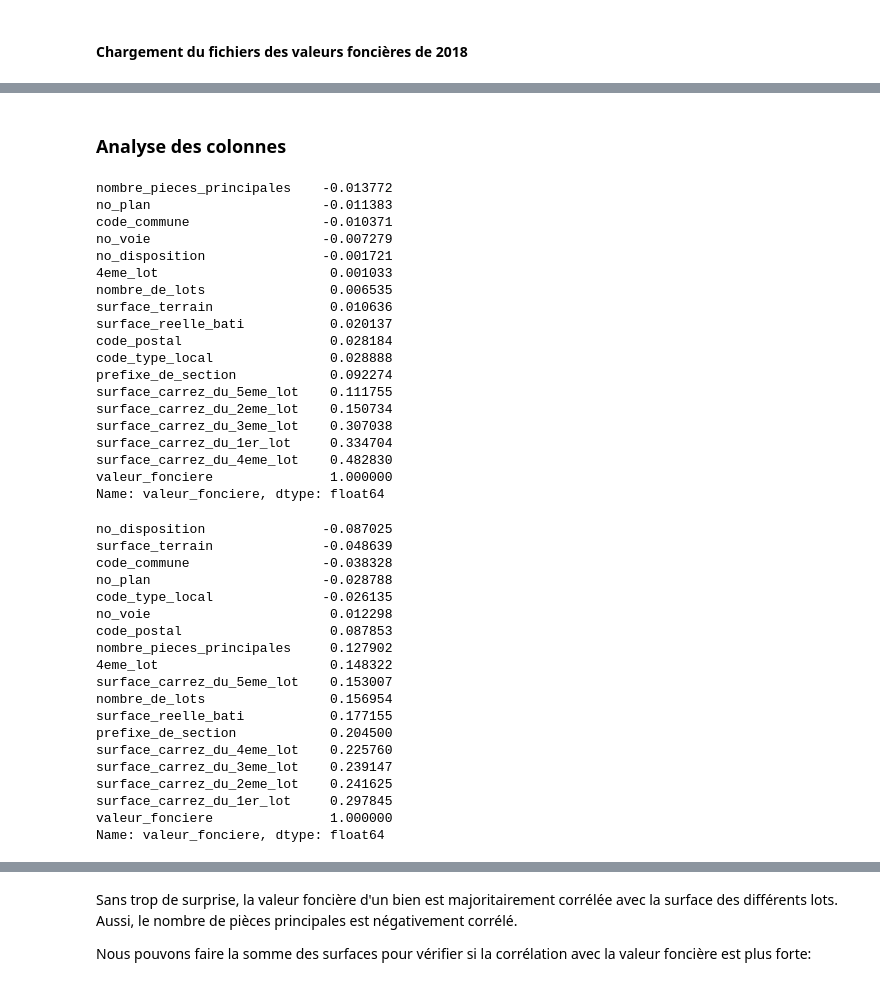
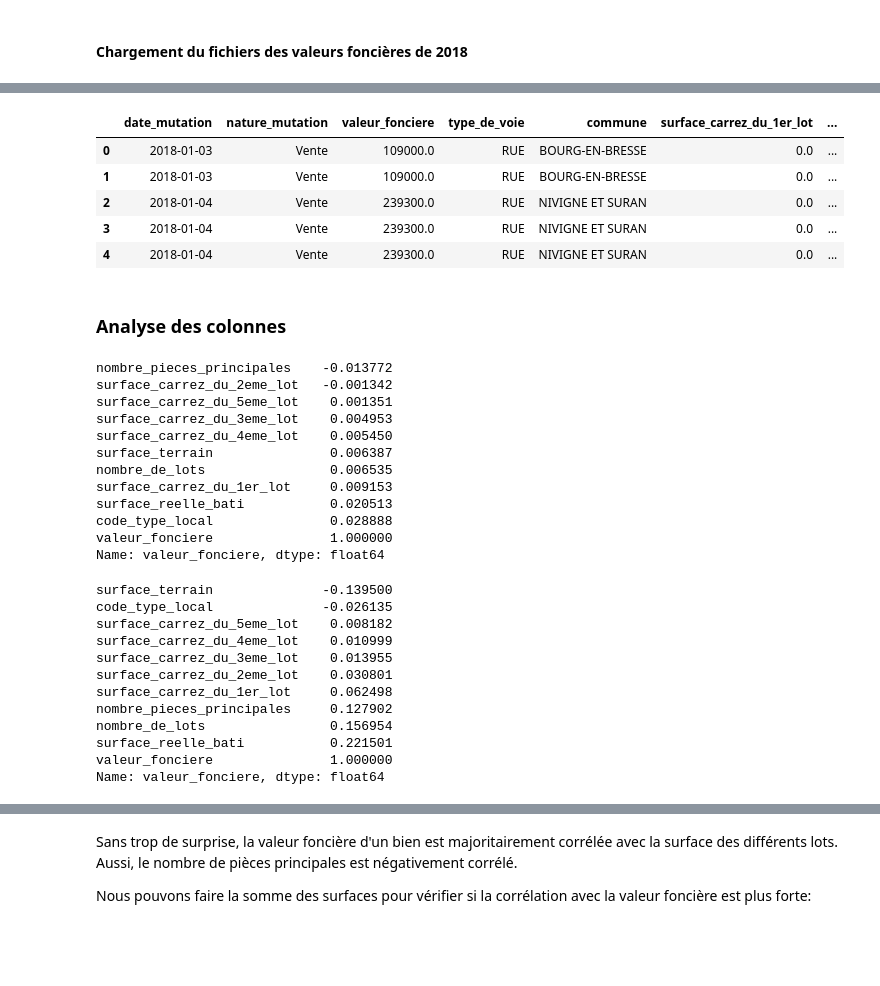
Before and after one commit to houseofai/french-realestate-price-prediction, a Jupyter notebook: 2. Valeurs Foncieres Francaise - EDA.ipynb, the cells around one changed output, grey strips where cells are left out. Drawn from its saved outputs; the diff is of its cells as text; code cells hidden in the pictures; blank space fills up the shorter version.

```diff
--- a/Valeurs Foncieres Francaise - EDA.ipynb
+++ b/2. Valeurs Foncieres Francaise - EDA.ipynb
@@ -15,4 +12,4 @@ import seaborn as sns
 #### Chargement du fichiers des valeurs foncières de 2018
 # %%
 dateparse = lambda x: pd.datetime.strptime(x, '%d/%m/%Y') # 03/01/2018
-df = pd.read_csv('valeursfoncieres-2018.txt', sep='|', decimal=",", parse_dates=['Date mutation'], date_parser=dateparse)
+df = pd.read_csv('valeursfoncieres-2018-clean-df.csv', parse_dates=['date_mutation'])
@@ -21,7 +15,0 @@ df = pd.read_csv('valeursfoncieres-2018.txt', sep='|', decimal=",", parse_dates=
-# %%
-import unidecode
-
-columns = {}
-for index, column_name in enumerate(df.columns):
-    columns[column_name] = unidecode.unidecode(column_name.replace(' ','_').replace('\'','_').lower())
-df.rename(columns=columns, inplace=True)
@@ -77,6 +15,0 @@ dtype: int64%
-# %%
-# Drop NaN columns
-orig_col = df.columns
-df.dropna(how='all', axis=1, inplace=True)
-print("Suppression de {} colonnes sans données:".format(len(orig_col)-len(df.columns)))
-print([item for item in orig_col if item not in df.columns])
@@ -104,5 +15,0 @@ df[df.duplicated(keep=False)]
-# %%
-# Drop duplicates
-initial_length = len(df)
-df.drop_duplicates(inplace=True)
-print("Suppression des doublons: {}".format(initial_length-len(df)))
@@ -111,3 +39,12 @@ Suppression des doublons: 108687
+# %%
+df.head()
+# %% [output]
+|  | date_mutation | nature_mutation | valeur_fonciere | type_de_voie | commune | surface_carrez_du_1er_lot | ... |
+| 0 | 2018-01-03 | Vente | 109000.0 | RUE | BOURG-EN-BRESSE | 0.0 | ... |
+| 1 | 2018-01-03 | Vente | 109000.0 | RUE | BOURG-EN-BRESSE | 0.0 | ... |
+| 2 | 2018-01-04 | Vente | 239300.0 | RUE | NIVIGNE ET SURAN | 0.0 | ... |
+| 3 | 2018-01-04 | Vente | 239300.0 | RUE | NIVIGNE ET SURAN | 0.0 | ... |
+| 4 | 2018-01-04 | Vente | 239300.0 | RUE | NIVIGNE ET SURAN | 0.0 | ... |
 # %% [markdown]
 ###  Analyse des colonnes
 # %%
@@ -119,45 +56,31 @@ corr_spearman = df.corr(method='spearman')['valeur_fonciere']
 corr_pearson.sort_values()
 # %% [output]
 nombre_pieces_principales    -0.013772
-no_plan                      -0.011383
-code_commune                 -0.010371
-no_voie                      -0.007279
-no_disposition               -0.001721
-4eme_lot                      0.001033
+surface_carrez_du_2eme_lot   -0.001342
+surface_carrez_du_5eme_lot    0.001351
+surface_carrez_du_3eme_lot    0.004953
+surface_carrez_du_4eme_lot    0.005450
+surface_terrain               0.006387
 nombre_de_lots                0.006535
-surface_terrain               0.010636
-surface_reelle_bati           0.020137
-code_postal                   0.028184
+surface_carrez_du_1er_lot     0.009153
+surface_reelle_bati           0.020513
 code_type_local               0.028888
-prefixe_de_section            0.092274
-surface_carrez_du_5eme_lot    0.111755
-surface_carrez_du_2eme_lot    0.150734
-surface_carrez_du_3eme_lot    0.307038
-surface_carrez_du_1er_lot     0.334704
-surface_carrez_du_4eme_lot    0.482830
 valeur_fonciere               1.000000
 Name: valeur_fonciere, dtype: float64
 # %%
 # Kendall
 corr_kendall.sort_values()
 # %% [output]
-no_disposition               -0.087025
-surface_terrain              -0.048639
-code_commune                 -0.038328
-no_plan                      -0.028788
+surface_terrain              -0.139500
 code_type_local              -0.026135
-no_voie                       0.012298
-code_postal                   0.087853
+surface_carrez_du_5eme_lot    0.008182
+surface_carrez_du_4eme_lot    0.010999
+surface_carrez_du_3eme_lot    0.013955
+surface_carrez_du_2eme_lot    0.030801
+surface_carrez_du_1er_lot     0.062498
 nombre_pieces_principales     0.127902
-4eme_lot                      0.148322
-surface_carrez_du_5eme_lot    0.153007
 nombre_de_lots                0.156954
-surface_reelle_bati           0.177155
-prefixe_de_section            0.204500
-surface_carrez_du_4eme_lot    0.225760
-surface_carrez_du_3eme_lot    0.239147
-surface_carrez_du_2eme_lot    0.241625
-surface_carrez_du_1er_lot     0.297845
+surface_reelle_bati           0.221501
 valeur_fonciere               1.000000
 Name: valeur_fonciere, dtype: float64
 # %%
```
Also changed, not shown: parts of 13 cells of this notebook, 5 other files.
